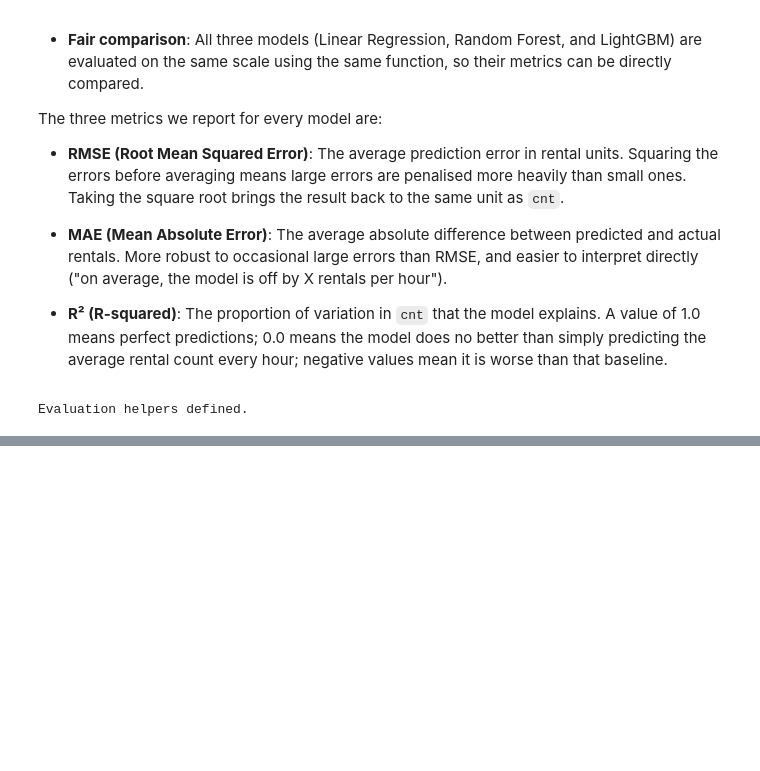
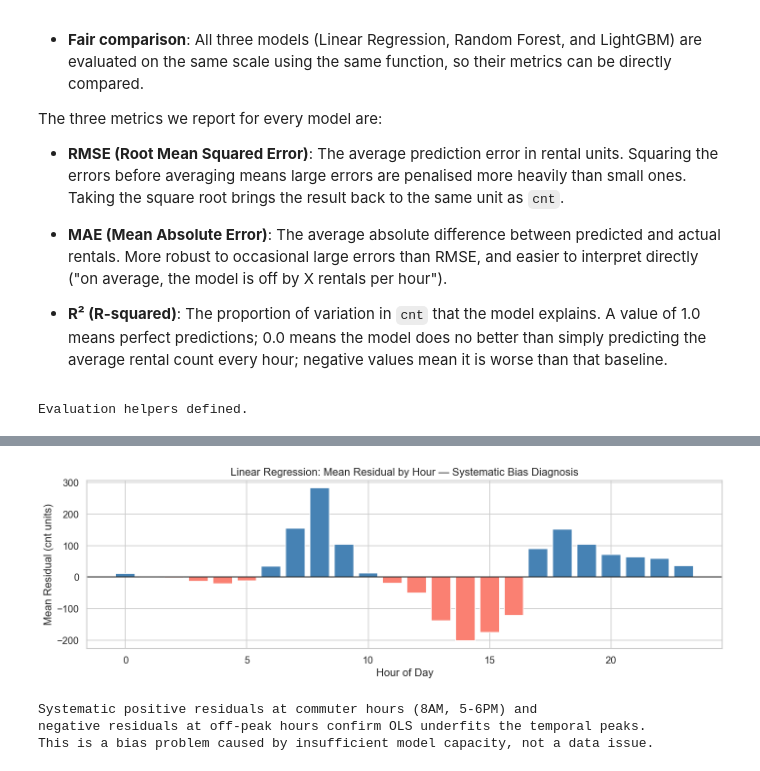
Before and after one commit to oliespineira/ML-fundamentals-2026, a Jupyter notebook: assignment_2_olivia_espineira.ipynb, the cells around one changed output, grey strips where cells are left out. Drawn from its saved outputs; the diff is of its cells as text; code cells hidden in the pictures; blank space fills up the shorter version.

```diff
--- a/assignment_2_olivia_espineira.ipynb
+++ b/assignment_2_olivia_espineira.ipynb
@@ -711,0 +798,25 @@ Evaluation helpers defined.
+# %%
+# Analyse residuals by hour to identify where OLS fails
+val_df = X_val.copy()  # original (pre-FE) val set retains 'hr'
+val_df['residual'] = y_raw_val.values - np.clip(np.expm1(y_pred_lr_val), 0, None)
+
+hr_residuals = val_df.groupby('hr')['residual'].mean()
+
+fig, ax = plt.subplots(figsize=(12, 4))
+colors_bar = ['salmon' if v < 0 else 'steelblue' for v in hr_residuals.values]
+ax.bar(hr_residuals.index, hr_residuals.values, color=colors_bar, edgecolor='white')
+ax.axhline(0, color='black', linewidth=1)
+ax.set_xlabel('Hour of Day')
+ax.set_ylabel('Mean Residual (cnt units)')
+ax.set_title('Linear Regression: Mean Residual by Hour — Systematic Bias Diagnosis')
+plt.tight_layout()
+plt.show()
+
+print('Systematic positive residuals at commuter hours (8AM, 5-6PM) and')
+print('negative residuals at off-peak hours confirm OLS underfits the temporal peaks.')
+print('This is a bias problem caused by insufficient model capacity, not a data issue.')
+# %% [output]
+[figure, added]
+Systematic positive residuals at commuter hours (8AM, 5-6PM) and
+negative residuals at off-peak hours confirm OLS underfits the temporal peaks.
+This is a bias problem caused by insufficient model capacity, not a data issue.
```
Also changed, not shown: parts of 13 cells of this notebook.
